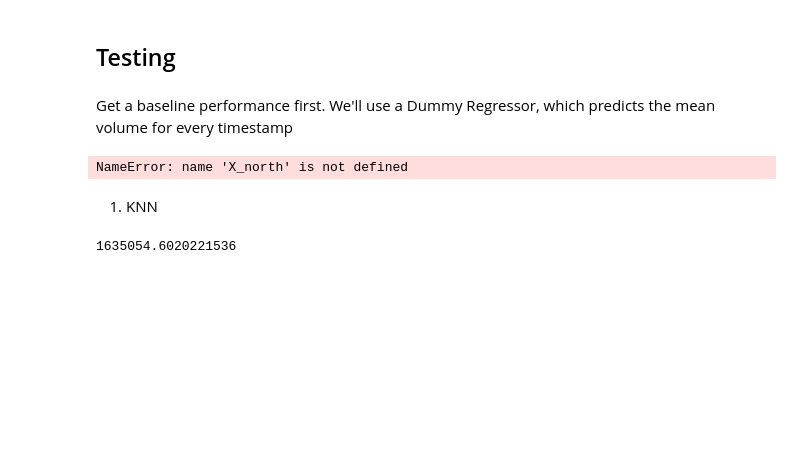
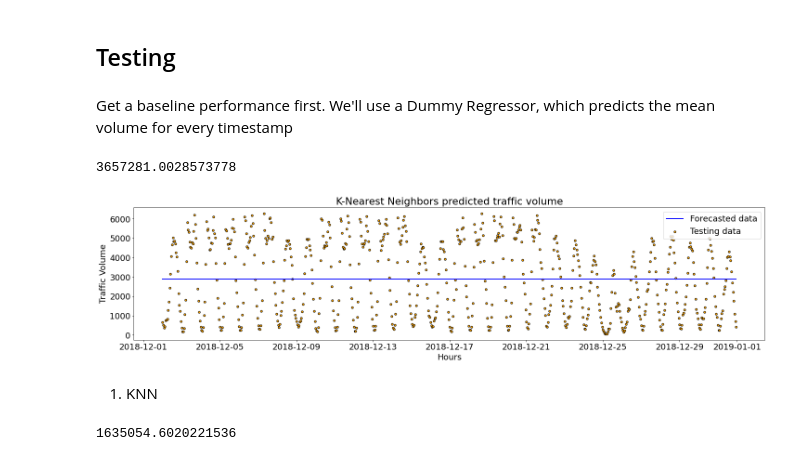
Before and after one commit to tmulligan98/Machine-Learning-Main-Project, a Jupyter notebook: scripts/notebook.ipynb, the cells around one changed output. Saved outputs shown, nothing was run; the diff lists cells and outputs as text; code cells hidden in the pictures; blank space fills up the shorter version.

Commit message:
Baseline Regressor

```diff
--- a/scripts/notebook.ipynb
+++ b/scripts/notebook.ipynb
@@ -311,23 +336,26 @@ best params: {'n_estimators': 135, 'loss': 'linear', 'learning_rate': 2, 'base_e
 # %%
-from sklearn.model_selection import TimeSeriesSplit, cross_validate
-import numpy as np
-ada_boost_model = AdaBoostRegressor(
-    base_estimator=DecisionTreeRegressor(max_depth=17),
-    n_estimators=40,
-    learning_rate=1,
-    loss='linear')
+# from sklearn.model_selection import TimeSeriesSplit, cross_validate
+# from sklearn.tree import DecisionTreeRegressor
+# import numpy as np
+# ada_boost_model = AdaBoostRegressor(
+#     base_estimator=DecisionTreeRegressor(max_depth=16),
+#     n_estimators=135,
+#     learning_rate=1,
+#     loss='linear')
 
-ada_boost_model.fit(X_north,y_north)
-cv = TimeSeriesSplit(n_splits=5)
-scores = cross_validate(
-        ada_boost_model,
-        X_north,
-        y_north,
-        cv=cv,
-        scoring="neg_mean_squared_error",
-        return_estimator=True,
-    )
+# ada_boost_model.fit(X_north,y_north)
+# cv = TimeSeriesSplit(n_splits=5)
+# scores = cross_validate(
+#         ada_boost_model,
+#         X_north,
+#         y_north,
+#         cv=cv,
+#         scoring="neg_mean_squared_error",
+#         return_estimator=True,
+#     )
 
-base_mse = np.sqrt(-np.mean(scores["test_score"]))
-print(f"Ada Boost Performance MSE is: {format(base_mse)}")
+# base_mse = np.sqrt(-np.mean(scores["test_score"]))
+# print(f"Ada Boost Performance MSE is: {format(base_mse)}")
+
+# Last recoreded performance was 233.62 MSE
 # %% [output]
@@ -377,12 +405,17 @@ We'll use a Dummy Regressor, which predicts the mean volume for every timestamp
 # %%
 from sklearn.dummy import DummyRegressor
 from sklearn.metrics import mean_squared_error
 dummy_mean = DummyRegressor(strategy="mean").fit(X_north, y_north)
 ydummy_mean = dummy_mean.predict(X_north_val)
 
 print(mean_squared_error(y_north_val, ydummy_mean))
+
+from visualisation import visualise_forecast_vs_true
+x_axis = df_north.iloc[-n_forecast:].index.to_numpy()
+visualise_forecast_vs_true(x_axis, y_north_val, ydummy_mean, model_name="K-Nearest Neighbors")
 # %% [output]
-NameError: name 'X_north' is not defined
+3657281.0028573778
+[figure, added]
 # %% [markdown]
 1. KNN
 # %%
```
Also changed, not shown: parts of 20 cells of this notebook, 4 other files.
